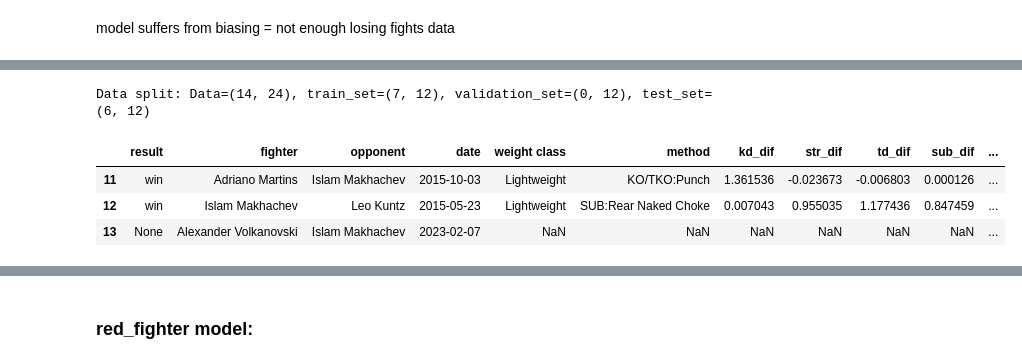
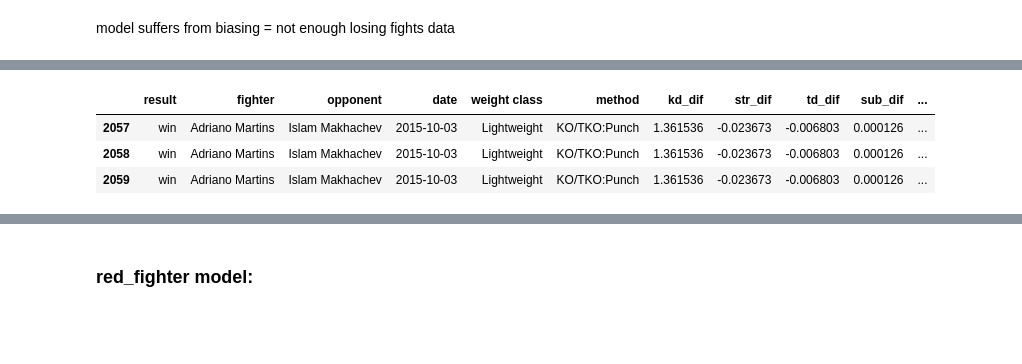
Before and after one commit to sagi778/ufc_fights_Predictor, a Jupyter notebook: notebooks/micro_model_training.ipynb, the cells around one changed output, grey strips where cells are left out. Drawn from its saved outputs; the diff is of its cells as text; code cells hidden in the pictures; blank space fills up the shorter version.

```diff
--- a/notebooks/micro_model_training.ipynb
+++ b/notebooks/micro_model_training.ipynb
@@ -75,0 +83,9 @@ blue_data.head(3)
+# %%
+num_of_wins = len(get_wins(fighter=fighter, data=blue_data))
+num_of_losses = len(get_losses(fighter=fighter, data=blue_data))
+
+for i in tqdm(range(num_of_wins-num_of_losses)):
+    blue_data = pd.concat([blue_data,get_losses(fighter=fighter, data=blue_data)],ignore_index=True)
+
+blue_data = blue_data.reset_index(drop=True)
+blue_data
@@ -88,11 +118,11 @@ for i in range(0,len(blue_data)-batch_size+1, batch_size):
     print('test_set = [%d:%d]' %(i,i+batch_size))
     blue_data.loc[:,'set'] = 'train'
     blue_data.loc[i:i+batch_size,'set'] = 'test'
-    knn_clf = set_knn_clf(X_columns=X, y_columns=y, data=blue_data, neighbors=1)
+    knn_clf = set_knn_clf(X_columns=X, y_columns=y, data=blue_data, neighbors=2)
     blue_data = set_predictions(model=knn_clf, data=blue_data, X_columns=X, y_columns=y)
     y_pred = blue_data['result_pred'][blue_data.set=='test']
     y_act = blue_data.loc[blue_data.set=='test','result']
     acc.append(get_accuracy(act=y_act, pred=y_pred))
 
-print('ModelAccuracy: %.3f ( = mean(%s))' %(np.mean(acc),acc ))
+print('Model Accuracy: %.3f ( = mean(%s))' %(np.mean(acc),acc ))
 # %% [output]
@@ -123,16 +136,12 @@ blue_data
-# %%
-blue_data = set_train_test(X_columns=X, y_columns=y, data=blue_data, test_size=0.5, valid_size=0)
-# %% [output]
-Data split: Data=(14, 24), train_set=(7, 12), validation_set=(0, 12), test_set=(6, 12)
 # %%
-knn_clf = set_knn_clf(X_columns=X, y_columns=y, data=blue_data, neighbors=2)
+knn_clf = set_knn_clf(X_columns=X, y_columns=y, data=blue_data, neighbors=5)
 blue_data = set_predictions(model=knn_clf, data=blue_data, X_columns=X, y_columns=y)
 blue_data.tail(3)
 # %% [output]
 |  | result | fighter | opponent | date | weight class | method | kd_dif | str_dif | td_dif | sub_dif | ... |
-| 11 | win | Adriano Martins | Islam Makhachev | 2015-10-03 | Lightweight | KO/TKO:Punch | 1.361536 | -0.023673 | -0.006803 | 0.000126 | ... |
-| 12 | win | Islam Makhachev | Leo Kuntz | 2015-05-23 | Lightweight | SUB:Rear Naked Choke | 0.007043 | 0.955035 | 1.177436 | 0.847459 | ... |
-| 13 | None | Alexander Volkanovski | Islam Makhachev | 2023-02-07 | NaN | NaN | NaN | NaN | NaN | NaN | ... |
+| 2057 | win | Adriano Martins | Islam Makhachev | 2015-10-03 | Lightweight | KO/TKO:Punch | 1.361536 | -0.023673 | -0.006803 | 0.000126 | ... |
+| 2058 | win | Adriano Martins | Islam Makhachev | 2015-10-03 | Lightweight | KO/TKO:Punch | 1.361536 | -0.023673 | -0.006803 | 0.000126 | ... |
+| 2059 | win | Adriano Martins | Islam Makhachev | 2015-10-03 | Lightweight | KO/TKO:Punch | 1.361536 | -0.023673 | -0.006803 | 0.000126 | ... |
 # %%
 get_model_evaluation(data=blue_data)
 # %% [output]
```
Also changed, not shown: parts of 7 cells of this notebook, 1 other file.
